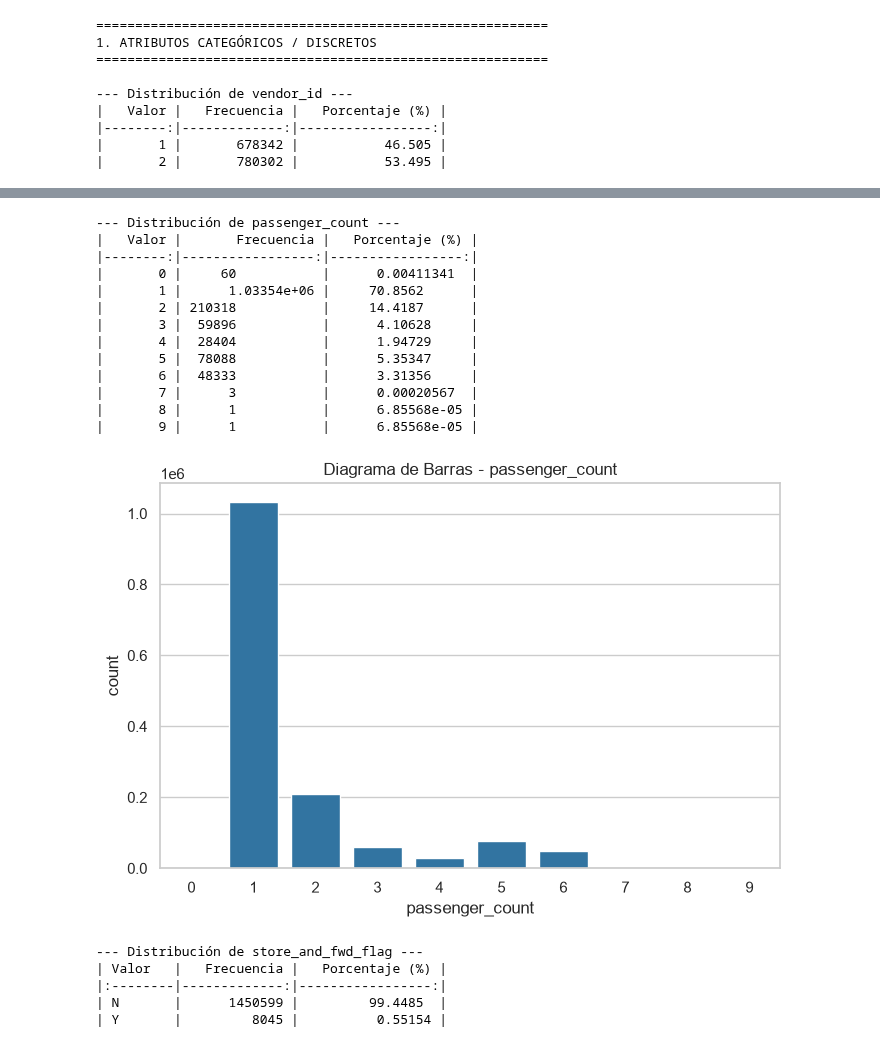
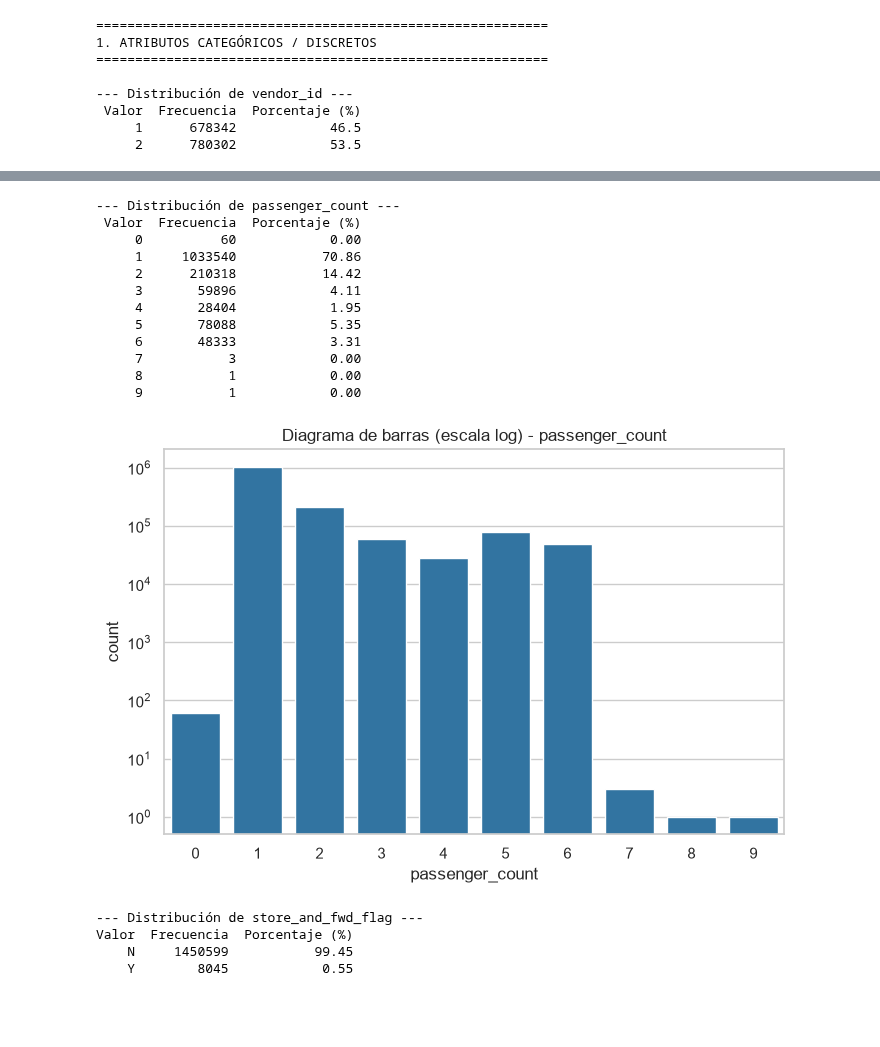
Before and after one commit to Diesanz/ml-classifiers-workspace, a Jupyter notebook: Scripts/atributos.ipynb, the cells around one changed output, grey strips where cells are left out. Drawn from its saved outputs; the diff is of its cells as text; code cells hidden in the pictures; blank space fills up the shorter version.

```diff
--- a/Scripts/atributos.ipynb
+++ b/Scripts/atributos.ipynb
@@ -7,63 +6,65 @@ import os
 # %%
 # Carga de datos
-PATH = "C:/Users/gonzalo/OneDrive - UVa/UVa/Master/1er BIMESTRE/Clas/proyecto/train.csv"
-df = pd.read_csv(PATH)
+PATH = "train.csv"
+OUT = "diagramas"
+os.makedirs(OUT, exist_ok=True)
+
+df = pd.read_csv(PATH, parse_dates=["pickup_datetime", "dropoff_datetime"])
 sns.set_theme(style="whitegrid")
 # %%
 # Definición de atributos a analizar
-categorical_cols = ['vendor_id', 'passenger_count', 'store_and_fwd_flag']
-numeric_cols = ['pickup_longitude', 'pickup_latitude', 'dropoff_longitude', 'dropoff_latitude', 'trip_duration']
-temporal_cols = ['pickup_datetime', 'dropoff_datetime']
+categorical_cols = ["vendor_id", "passenger_count", "store_and_fwd_flag"]
+numeric_cols = ["pickup_longitude", "pickup_latitude",
+                "dropoff_longitude", "dropoff_latitude", "trip_duration"]
+temporal_cols = ["pickup_datetime", "dropoff_datetime"]
+log_bars = ["passenger_count", "store_and_fwd_flag"]   # barras con eje y logarítmico
+
 
 print("==========================================================")
 print("1. ATRIBUTOS CATEGÓRICOS / DISCRETOS")
 print("==========================================================\n")
 
 for col in categorical_cols:
-    # --- Cálculo de distribución completa (incluyendo 0s, nulos, etc.) ---
     dist = df[col].value_counts(dropna=False).reset_index()
-    dist.columns = ['Valor', 'Frecuencia']
+    dist.columns = ["Valor", "Frecuencia"]
+    dist = dist.sort_values("Valor").reset_index(drop=True)
+    dist["Porcentaje (%)"] = (dist["Frecuencia"] / len(df) * 100).round(2)
+    print(f"--- Distribución de {col} ---")
+    print(dist.to_string(index=False), "\n")
 
-    # Ordenar por el valor de la categoría para mejor lectura
-    dist = dist.sort_values(by='Valor').reset_index(drop=True)
-    dist['Porcentaje (%)'] = (dist['Frecuencia'] / len(df)) * 100
-
-    print(f"--- Distribución de {col} ---")
-    print(dist.to_markdown(index=False))
-    print("\n")
-
-    # --- Generación de Gráfica (Escala normal/lineal) ---
     plt.figure(figsize=(8, 5))
-    sns.countplot(data=df, x=col, color="tab:blue", order=dist['Valor'])
-    plt.title(f"Diagrama de Barras - {col}")
+    sns.countplot(data=df, x=col, color="tab:blue", order=dist["Valor"])
+    if col in log_bars:
+        plt.yscale("log")
+        plt.title(f"Diagrama de barras (escala log) - {col}")
+    else:
+        plt.title(f"Diagrama de barras - {col}")
+    plt.savefig(f"{OUT}/barras_{col}.png", dpi=150, bbox_inches="tight")
     plt.show()
 # %% [output]
 ==========================================================
 1. ATRIBUTOS CATEGÓRICOS / DISCRETOS
 ==========================================================
 
 --- Distribución de vendor_id ---
-|   Valor |   Frecuencia |   Porcentaje (%) |
-|--------:|-------------:|-----------------:|
-|       1 |       678342 |           46.505 |
-|       2 |       780302 |           53.495 |
+ Valor  Frecuencia  Porcentaje (%)
+     1      678342            46.5
+     2      780302            53.5
 [figure]
 --- Distribución de passenger_count ---
-|   Valor |       Frecuencia |   Porcentaje (%) |
-|--------:|-----------------:|-----------------:|
-|       0 |     60           |      0.00411341  |
-|       1 |      1.03354e+06 |     70.8562      |
-|       2 | 210318           |     14.4187      |
-|       3 |  59896           |      4.10628     |
-|       4 |  28404           |      1.94729     |
-|       5 |  78088           |      5.35347     |
-|       6 |  48333           |      3.31356     |
-|       7 |      3           |      0.00020567  |
-|       8 |      1           |      6.85568e-05 |
-|       9 |      1           |      6.85568e-05 |
+ Valor  Frecuencia  Porcentaje (%)
+     0          60            0.00
+     1     1033540           70.86
+     2      210318           14.42
+     3       59896            4.11
+     4       28404            1.95
+     5       78088            5.35
+     6       48333            3.31
+     7           3            0.00
+     8           1            0.00
+     9           1            0.00
-[figure, old version]
+[figure, new version]
 --- Distribución de store_and_fwd_flag ---
-| Valor   |   Frecuencia |   Porcentaje (%) |
-|:--------|-------------:|-----------------:|
-| N       |      1450599 |         99.4485  |
-| Y       |         8045 |          0.55154 |
+Valor  Frecuencia  Porcentaje (%)
+    N     1450599           99.45
+    Y        8045            0.55
```
Also changed, not shown: parts of 4 cells of this notebook, 8 other files.
